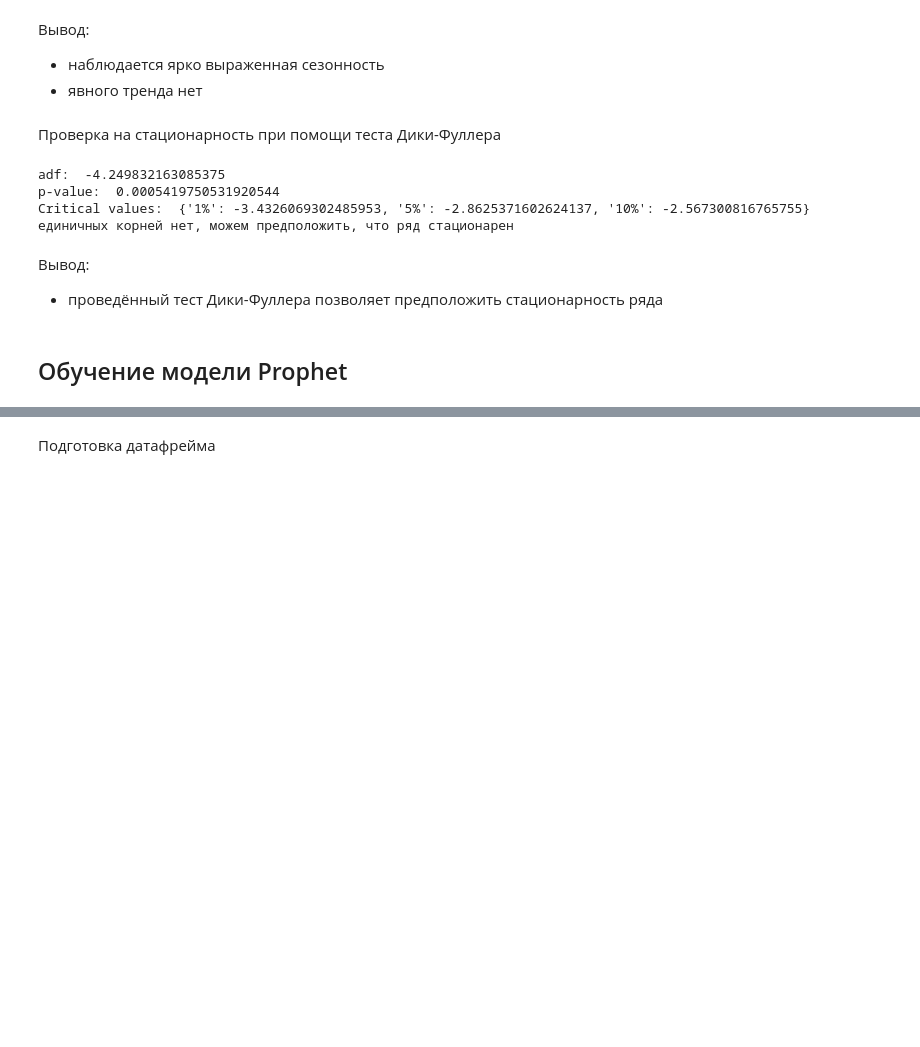
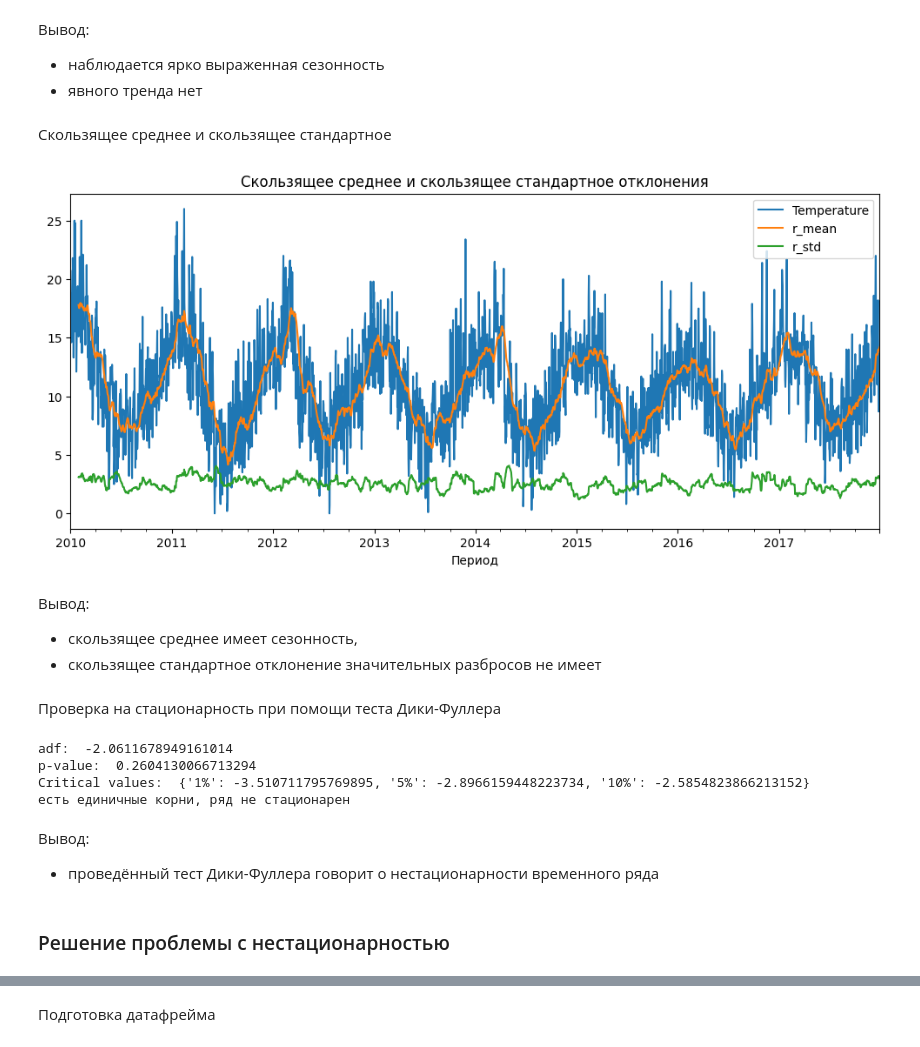
Before and after one commit to denis-42ds/innostage_labs, a Jupyter notebook: temperature_prediction/temperature_prediction.ipynb, the cells around one changed output, grey strips where cells are left out. Cells and saved outputs as stored; diff of their text form; code cells hidden in the pictures; blank space fills up the shorter version.

```diff
--- a/temperature_prediction/temperature_prediction.ipynb
+++ b/temperature_prediction/temperature_prediction.ipynb
@@ -109,10 +118,26 @@ plt.tight_layout()
 Вывод:
 - наблюдается ярко выраженная сезонность
 - явного тренда нет
+# %% [markdown]
+Скользящее среднее и скользящее стандартное
+# %%
+df_s = df.copy()
+df_s['r_mean'] = df_s['Temperature'].rolling(window=30).mean()
+df_s['r_std'] = df_s['Temperature'].rolling(window=30).std()
+
+df_s.plot(figsize=(12,5))
+plt.title('Скользящее среднее и скользящее стандартное отклонения')
+plt.xlabel('Период');
+# %% [output]
+[figure, added]
+# %% [markdown]
+Вывод:
+- скользящее среднее имеет сезонность,
+- скользящее стандартное отклонение значительных разбросов не имеет
 # %% [markdown]
 Проверка на стационарность при помощи теста Дики-Фуллера
 # %%
-test = adfuller(df)
+test = adfuller(df_resample)
 print('adf: ', test[0])
 print('p-value: ', test[1])
 print('Critical values: ', test[4])
@@ -121,12 +146,12 @@ if test[0]> test[4]['5%']:
 else:
     print('единичных корней нет, можем предположить, что ряд стационарен')
 # %% [output]
-adf:  -4.249832163085375
-p-value:  0.0005419750531920544
-Critical values:  {'1%': -3.4326069302485953, '5%': -2.8625371602624137, '10%': -2.567300816765755}
-единичных корней нет, можем предположить, что ряд стационарен
+adf:  -2.0611678949161014
+p-value:  0.2604130066713294
+Critical values:  {'1%': -3.510711795769895, '5%': -2.8966159448223734, '10%': -2.5854823866213152}
+есть единичные корни, ряд не стационарен
 # %% [markdown]
 Вывод:
-- проведённый тест Дики-Фуллера позволяет предположить стационарность ряда
+- проведённый тест Дики-Фуллера говорит о нестационарности временного ряда
-# %% [markdown]
-## Обучение модели Prophet
+# %% [markdown]
+### Решение проблемы с нестационарностью
```
Also changed, not shown: parts of 18 cells of this notebook.
